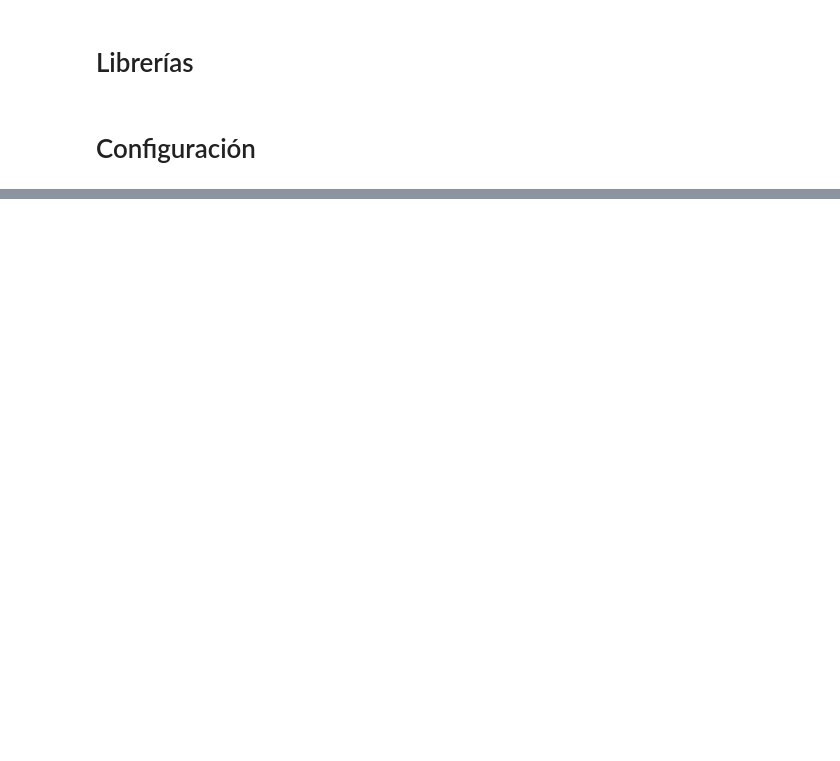
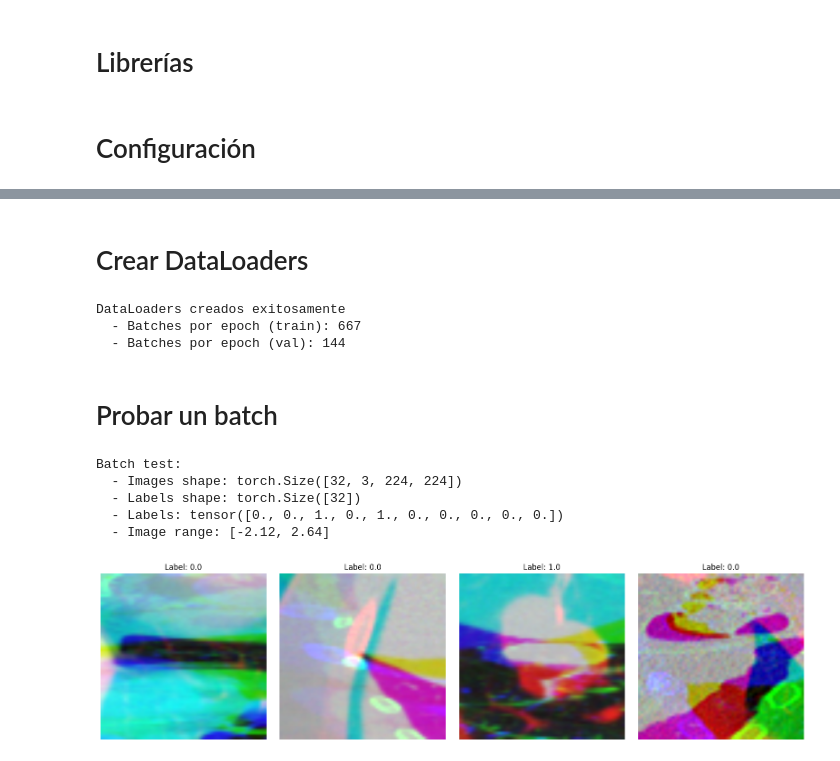
Before and after one commit to kassmontezuma/Capstone, a Jupyter notebook: 05_Entrenamiento.ipynb, the cells around one changed output, grey strips where cells are left out. Drawn from its saved outputs; the diff is of its cells as text; code cells hidden in the pictures; blank space fills up the shorter version.

```diff
--- a/05_Entrenamiento.ipynb
+++ b/05_Entrenamiento.ipynb
@@ -60,0 +87,15 @@ if torch.cuda.is_available():
+# %%
+train_df["path"] = train_df["patch"].apply(
+    lambda x: os.path.join(TRAIN_PATCH_DIR, x)
+)
+
+val_df["path"] = val_df["patch"].apply(
+    lambda x: os.path.join(VAL_PATCH_DIR, x)
+)
+
+test_df["path"] = test_df["patch"].apply(
+    lambda x: os.path.join(TEST_PATCH_DIR, x)
+)
+print(train_df.iloc[0]["path"])
+print(val_df.iloc[0]["path"])
+print(test_df.iloc[0]["path"])
@@ -60,0 +242,65 @@ if torch.cuda.is_available():
+# %% [markdown]
+# Crear DataLoaders
+# %%
+train_loader = DataLoader(
+    train_dataset,
+    batch_size=BATCH_SIZE,
+    shuffle=True,
+    num_workers=2,
+    pin_memory=True,
+    prefetch_factor=2
+)
+
+val_loader = DataLoader(
+    val_dataset,
+    batch_size=BATCH_SIZE,
+    shuffle=False,
+    num_workers=2,
+    pin_memory=True
+)
+
+test_loader = DataLoader(
+    test_dataset,
+    batch_size=BATCH_SIZE,
+    shuffle=False,
+    num_workers=2,
+    pin_memory=True
+)
+
+print("\nDataLoaders creados exitosamente")
+print(f"  - Batches por epoch (train): {len(train_loader)}")
+print(f"  - Batches por epoch (val): {len(val_loader)}")
+# %% [output]
+DataLoaders creados exitosamente
+  - Batches por epoch (train): 667
+  - Batches por epoch (val): 144
+# %% [markdown]
+# Probar un batch
+# %%
+images, labels = next(iter(train_loader))
+print(f"\nBatch test:")
+print(f"  - Images shape: {images.shape}")  # [32, 3, 224, 224]
+print(f"  - Labels shape: {labels.shape}")  # [32]
+print(f"  - Labels: {labels[:10]}")
+print(f"  - Image range: [{images.min():.2f}, {images.max():.2f}]")
+
+# Visualizar primeras 4 imágenes del batch
+fig, axes = plt.subplots(1, 4, figsize=(16, 4))
+for i in range(4):
+    mean = torch.tensor([0.485, 0.456, 0.406]).view(3,1,1)
+    std = torch.tensor([0.229, 0.224, 0.225]).view(3,1,1)
+    img_display = images[i] * std + mean
+    img_display = torch.clamp(img_display, 0, 1)
+
+    axes[i].imshow(img_display.permute(1,2,0))
+    axes[i].set_title(f"Label: {labels[i].item()}")
+    axes[i].axis('off')
+plt.tight_layout()
+plt.show()
+# %% [output]
+Batch test:
+  - Images shape: torch.Size([32, 3, 224, 224])
+  - Labels shape: torch.Size([32])
+  - Labels: tensor([0., 0., 1., 0., 1., 0., 0., 0., 0., 0.])
+  - Image range: [-2.12, 2.64]
+[figure, added]
```
Also changed, not shown: parts of 57 cells of this notebook.
